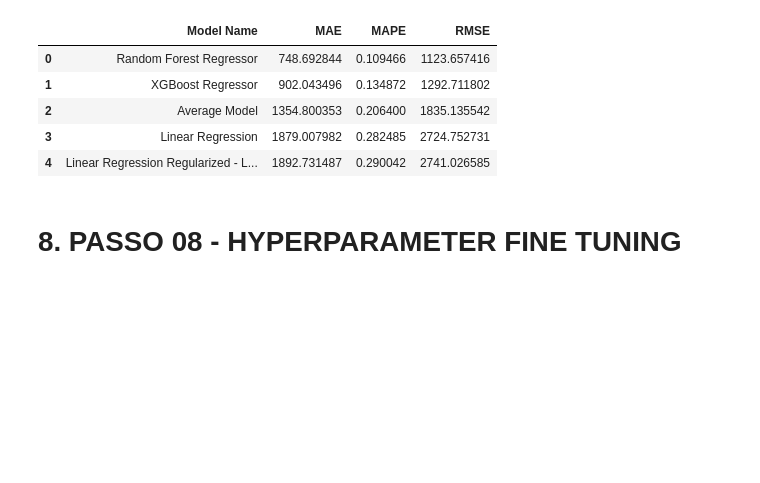
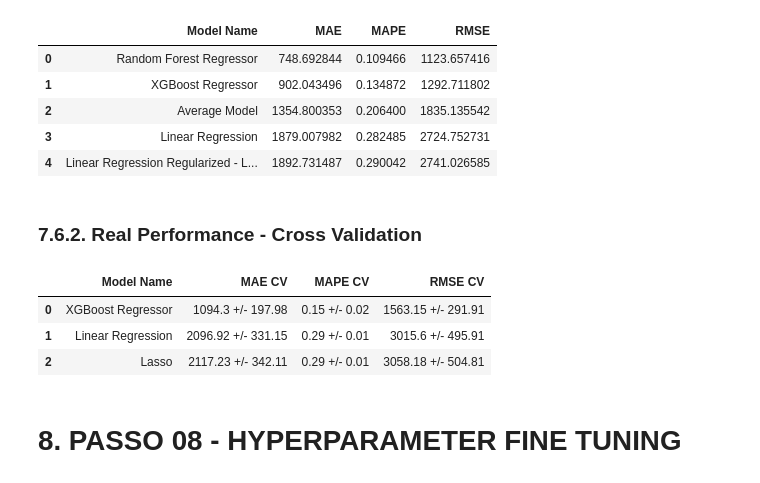
Before and after one commit to paulawehdorn/rossmann_store_sales_prediction, a Jupyter notebook: notebooks/rossmann_stores_sales_prediction.ipynb, the cells around one changed output. Cells and saved outputs as stored; diff of their text form; code cells hidden in the pictures; blank space fills up the shorter version.

```diff
--- a/notebooks/rossmann_stores_sales_prediction.ipynb
+++ b/notebooks/rossmann_stores_sales_prediction.ipynb
@@ -1327,11 +1333,8 @@ lr_result
 # %% [markdown]
 ### 7.2.1. Linear Regression Model - Cross Validation
 # %%
-x_training = X_train[cols_selected_boruta_full]
-
-model = LinearRegression()
-a = cross_validation(x_training, 5, 'Linear Regression', model)
-a
+lr_result_cv = cross_validation(x_training, 5, 'Linear Regression', lr)
+lr_result_cv
 # %% [output]
 |  | Model Name | MAE CV | MAPE CV | RMSE CV |
 | 0 | Linear Regression | 2096.92 +/- 331.15 | 0.29 +/- 0.01 | 3015.6 +/- 495.91 |
@@ -1377,9 +1379,8 @@ rf_result
 # %% [markdown]
 ### 7.4.1. Random Forest Regressor - Cross Validation
 # %%
-model = RandomForestRegressor(n_estimators=100, n_jobs=-1, random_state=42)
-a = cross_validation(x_training, 5, 'Random Forest Regressor', model, verbose=True)
-a
+rf_result_cv = cross_validation(x_training, 5, 'Random Forest Regressor', rf, verbose=True)
+rf_result_cv
 # %% [output]
 KFold Number: 5
 KFold Number: 4
@@ -1419,0 +1409,3 @@ KFold Number: 1
+# %%
+xgb_result_cv = cross_validation(x_training, 5, 'XGBoost Regressor', model_xgb, verbose=True)
+xgb_result_cv
@@ -1429,5 +1431,15 @@ modelling_result.sort_values('RMSE').reset_index(drop=True)
 | 2 | Average Model | 1354.800353 | 0.206400 | 1835.135542 |
 | 3 | Linear Regression | 1879.007982 | 0.282485 | 2724.752731 |
 | 4 | Linear Regression Regularized - L... | 1892.731487 | 0.290042 | 2741.026585 |
+# %% [markdown]
+### 7.6.2.  Real Performance - Cross Validation
+# %%
+modelling_result_cv = pd.concat([lr_result_cv, lrr_result_cv, rf_result_cv, xgb_result_cv])
+modelling_result_cv.sort_values('RMSE CV').reset_index(drop=True)
+# %% [output]
+|  | Model Name | MAE CV | MAPE CV | RMSE CV |
+| 0 | XGBoost Regressor | 1094.3 +/- 197.98 | 0.15 +/- 0.02 | 1563.15 +/- 291.91 |
+| 1 | Linear Regression | 2096.92 +/- 331.15 | 0.29 +/- 0.01 | 3015.6 +/- 495.91 |
+| 2 | Lasso | 2117.23 +/- 342.11 | 0.29 +/- 0.01 | 3058.18 +/- 504.81 |
 # %% [markdown]
 # 8. PASSO 08  - HYPERPARAMETER FINE TUNING
```
Also changed, not shown: parts of 31 cells of this notebook, 1 other file.
